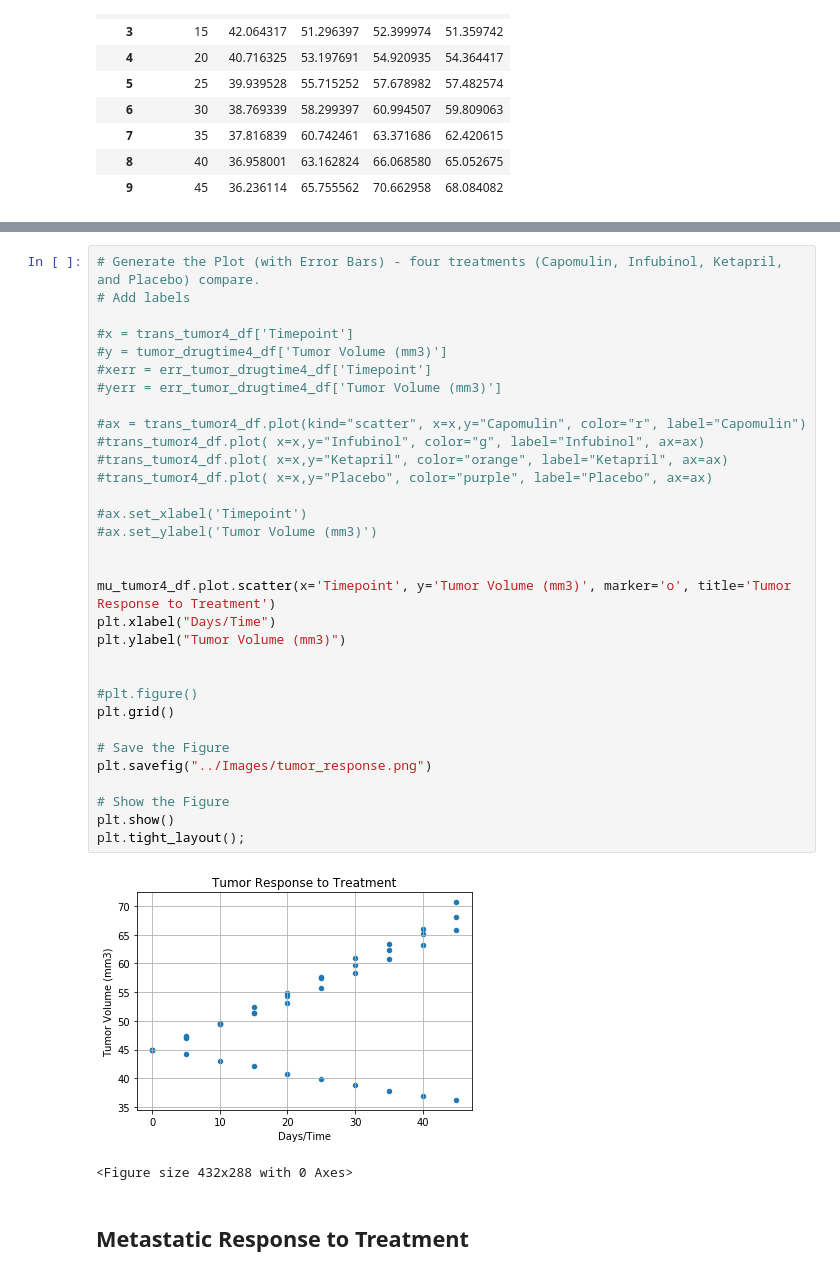
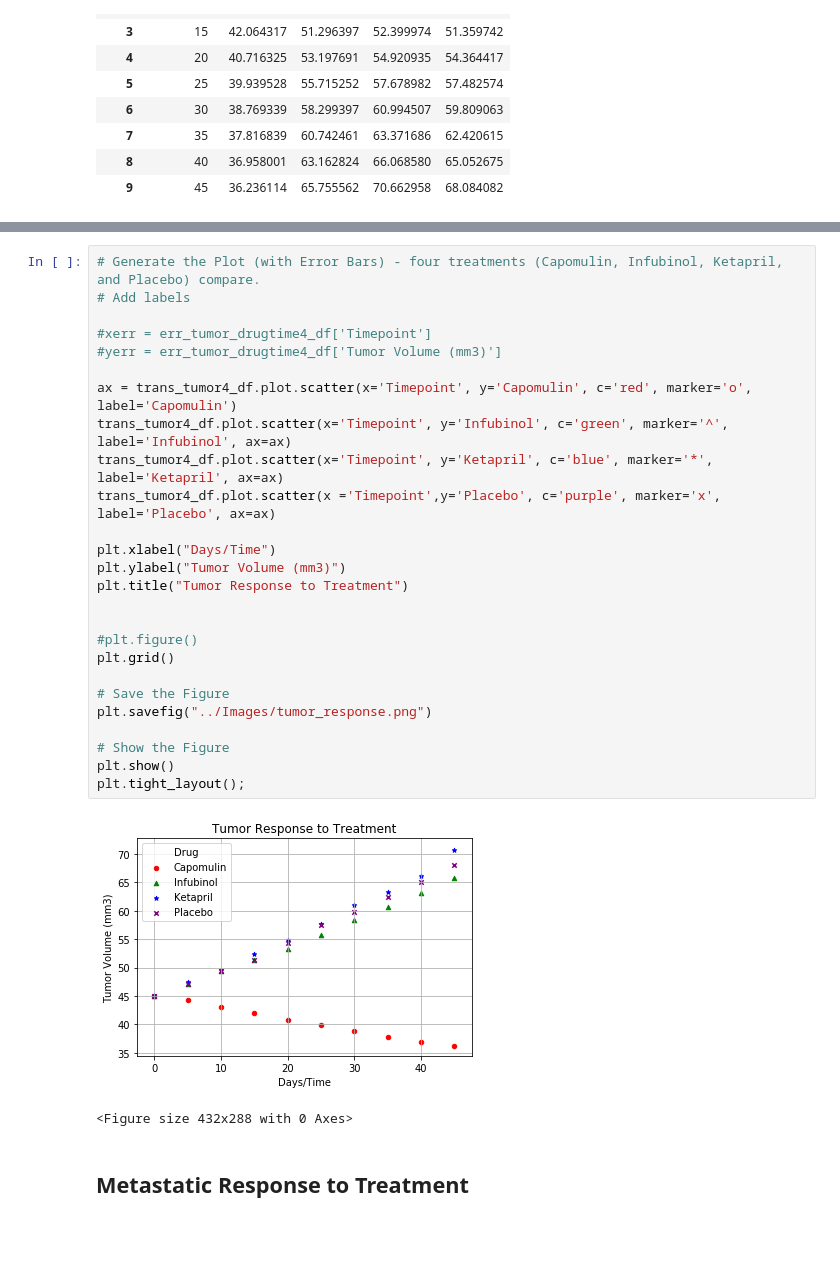
Before and after one commit to sbell1258/matplotlib-challenge, a Jupyter notebook: pymaceuticals_starter.ipynb, the cells around one changed output, grey strips where cells are left out. Cells and saved outputs as stored; diff of their text form; blank space fills up the shorter version.

```diff
--- a/pymaceuticals_starter.ipynb
+++ b/pymaceuticals_starter.ipynb
@@ -226,37 +225,31 @@ memory usage: 528.0 bytes
 # %%
 # Generate the Plot (with Error Bars) - four treatments (Capomulin, Infubinol, Ketapril, and Placebo) compare.
 # Add labels
 
-#x = trans_tumor4_df['Timepoint']
-#y = tumor_drugtime4_df['Tumor Volume (mm3)']
 #xerr = err_tumor_drugtime4_df['Timepoint']
 #yerr = err_tumor_drugtime4_df['Tumor Volume (mm3)']
 
-#ax = trans_tumor4_df.plot(kind="scatter", x=x,y="Capomulin", color="r", label="Capomulin")
-#trans_tumor4_df.plot( x=x,y="Infubinol", color="g", label="Infubinol", ax=ax)
-#trans_tumor4_df.plot( x=x,y="Ketapril", color="orange", label="Ketapril", ax=ax)
-#trans_tumor4_df.plot( x=x,y="Placebo", color="purple", label="Placebo", ax=ax)
+ax = trans_tumor4_df.plot.scatter(x='Timepoint', y='Capomulin', c='red', marker='o', label='Capomulin')
+trans_tumor4_df.plot.scatter(x='Timepoint', y='Infubinol', c='green', marker='^', label='Infubinol', ax=ax)
+trans_tumor4_df.plot.scatter(x='Timepoint', y='Ketapril', c='blue', marker='*', label='Ketapril', ax=ax)
+trans_tumor4_df.plot.scatter(x ='Timepoint',y='Placebo', c='purple', marker='x', label='Placebo', ax=ax)
 
-#ax.set_xlabel('Timepoint')
-#ax.set_ylabel('Tumor Volume (mm3)')
-
-
-mu_tumor4_df.plot.scatter(x='Timepoint', y='Tumor Volume (mm3)', marker='o', title='Tumor Response to Treatment')
 plt.xlabel("Days/Time")
 plt.ylabel("Tumor Volume (mm3)")
+plt.title("Tumor Response to Treatment")
 
 
 #plt.figure()
 plt.grid()
 
 # Save the Figure
 plt.savefig("../Images/tumor_response.png")
 
 # Show the Figure
 plt.show()
 plt.tight_layout();
 # %% [output]
-[figure, old version]
+[figure, new version]
 <Figure size 432x288 with 0 Axes>
 # %% [markdown]
 ## Metastatic Response to Treatment
```
Also changed, not shown: parts of 4 cells of this notebook.
